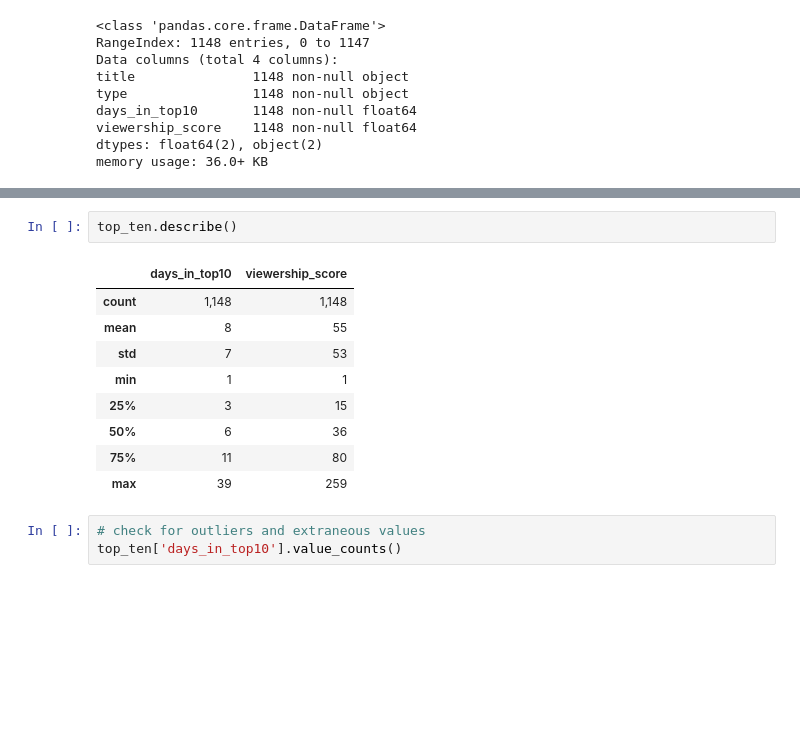
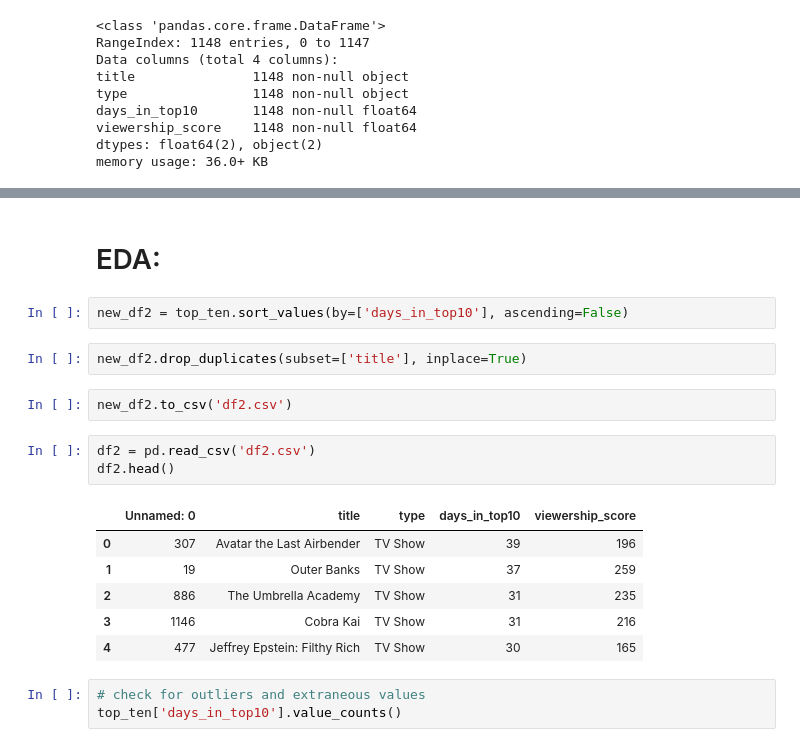
Before and after one commit to learn-co-curriculum/dsc-phase-1-project-online, a Jupyter notebook: WebscrapingPhase1.ipynb, the cells around one changed output, grey strips where cells are left out. Drawn from its saved outputs; the diff is of its cells as text; blank space fills up the shorter version.

```diff
--- a/WebscrapingPhase1.ipynb
+++ b/WebscrapingPhase1.ipynb
@@ -819,15 +807,21 @@ top10_sorted.sort_values(['days_in_top10'], ascending=False)
-# %%
-top_ten.describe()
-# %% [output]
-|  | days_in_top10 | viewership_score |
-| count | 1,148 | 1,148 |
-| mean | 8 | 55 |
-| std | 7 | 53 |
-| min | 1 | 1 |
-| 25% | 3 | 15 |
-| 50% | 6 | 36 |
-| 75% | 11 | 80 |
-| max | 39 | 259 |
+# %% [markdown]
+# EDA:
+# %%
+new_df2 = top_ten.sort_values(by=['days_in_top10'], ascending=False)
+# %%
+new_df2.drop_duplicates(subset=['title'], inplace=True)
+# %%
+new_df2.to_csv('df2.csv')
+# %%
+df2 = pd.read_csv('df2.csv')
+df2.head()
+# %% [output]
+|  | Unnamed: 0 | title | type | days_in_top10 | viewership_score |
+| 0 | 307 | Avatar the Last Airbender | TV Show | 39 | 196 |
+| 1 | 19 | Outer Banks | TV Show | 37 | 259 |
+| 2 | 886 | The Umbrella Academy | TV Show | 31 | 235 |
+| 3 | 1146 | Cobra Kai | TV Show | 31 | 216 |
+| 4 | 477 | Jeffrey Epstein: Filthy Rich | TV Show | 30 | 165 |
 # %%
 # check for outliers and extraneous values
 top_ten['days_in_top10'].value_counts()
```
Also changed, not shown: parts of 11 cells of this notebook.
